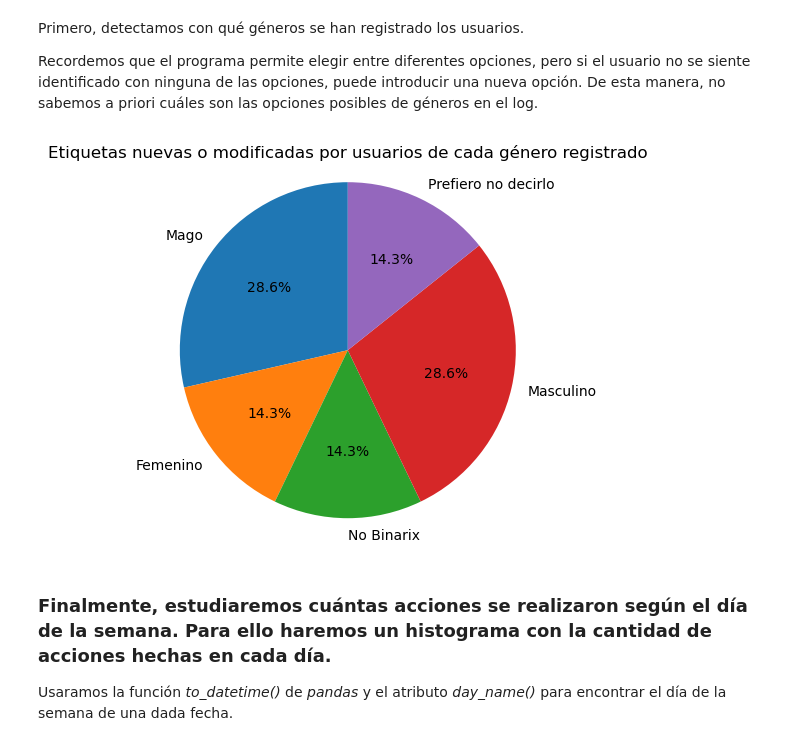
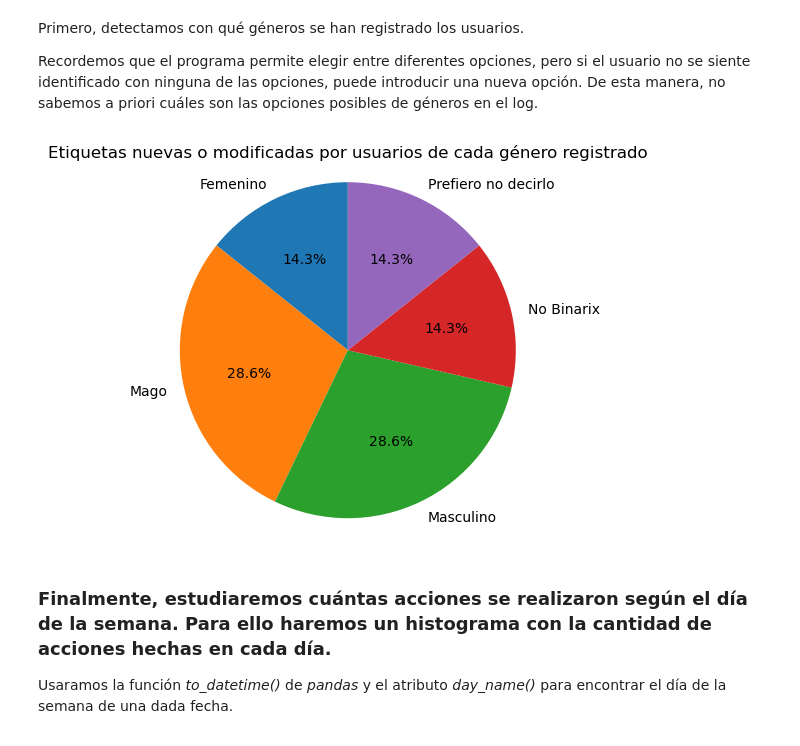
Before and after one commit to Petercantropvs/UNLPImage, a Jupyter notebook: unlpimage/estadisticas_jupyter.ipynb, the cells around one changed output. Cells and saved outputs as stored; diff of their text form; code cells hidden in the pictures.

```diff
--- a/unlpimage/estadisticas_jupyter.ipynb
+++ b/unlpimage/estadisticas_jupyter.ipynb
@@ -148,35 +203,18 @@ Primero, detectamos con qué géneros se han registrado los usuarios.
 
 Recordemos que el programa permite elegir entre diferentes opciones, pero si el usuario no se siente identificado con ninguna de las opciones, puede introducir una nueva opción. De esta manera, no sabemos a priori cuáles son las opciones posibles de géneros en el log.
 # %%
+# Agrupo el DataFrame por Generos y calculo las acciones realizadas por cada uno de los registrados en el p
+action_counts = df[df["Action"].isin(["Guardó información nueva en las imágenes del directorio", "Modificó información en las imágenes del directorio"])].groupby("Generos").size()
 
-gens = []
-
-for name in df["User"]:
-    gens.append(df_users[name]["genero"])
-df["Generos"] = gens
-
-gen_unicos = df["Generos"].unique()
-
-#Una vez armada la lista de géneros, haremos el gráfico de manera similar como hicimos el primero de esta sección.
-suma = []
-for gen in gen_unicos:
-    count = ((df["Generos"] == gen) & ((df["Action"] == "Guardó información nueva en las imágenes del directorio") | (df["Action"] == "Modificó información en las imágenes del directorio")) ).sum()
-    suma.append(count)
-
-#Usamos plt.pie de matplotlib para genera el gráfico de torta.
-plt.pie(suma, labels=gen_unicos, autopct='%1.1f%%', startangle=90)
-
+# Hago el gráfico de torta
+action_counts.plot(kind='pie', autopct='%1.1f%%', startangle=90)
 
 plt.axis('equal')
-
-
-#plt.legend(loc='upper left')
-
 plt.title("Etiquetas nuevas o modificadas por usuarios de cada género registrado")
-
+plt.ylabel('')
 plt.show()
 # %% [output]
-[figure, old version]
+[figure, new version]
 # %% [markdown]
 ### Finalmente, estudiaremos cuántas acciones se realizaron según el día de la semana. Para ello haremos un histograma con la cantidad de acciones hechas en cada día.
 
```
Also changed, not shown: parts of 4 cells of this notebook.
